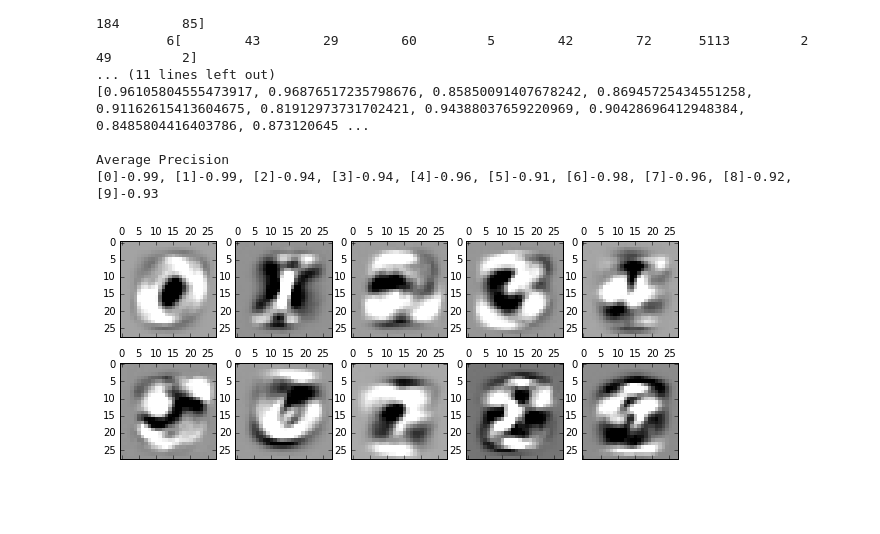
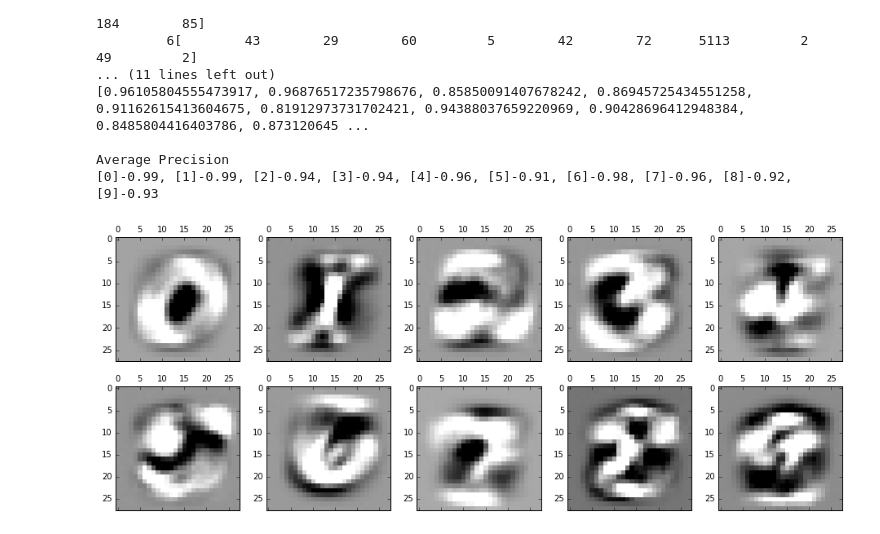
Before and after one commit to Mungosin/DeepLearning, a Jupyter notebook: Lab1/Lab1.ipynb, the cells around one changed output. Cells and saved outputs as stored; diff of their text form; code cells hidden in the pictures; blank space fills up the shorter version.

```diff
--- a/Lab1/Lab1.ipynb
+++ b/Lab1/Lab1.ipynb
@@ -482,14 +482,14 @@ Average Precision
 # %%
 len(tfDeep.sess.run(tfDeep.last_layer_w)[:,0])
 f, axes = plt.subplots(2,5)
 axes = axes.flatten()
 
-f.set_figheight(4)
-f.set_figwidth(10)
+f.set_figheight(6)
+f.set_figwidth(16)
 
 for i in range(10):
     vmin, vmax = tfDeep.sess.run(tfDeep.last_layer_w)[:,i].min(),tfDeep.sess.run(tfDeep.last_layer_w)[:,0].max()
     axes[i].matshow(tfDeep.sess.run(tfDeep.last_layer_w)[:,i].reshape(28,28),cmap=plt.cm.gray, vmin=0.5 * vmin, vmax = 0.5 * vmax)
 plt.show()
 # %% [output]
-[figure, old version]
+[figure, new version]
```
Also changed, not shown: 4 other files.
